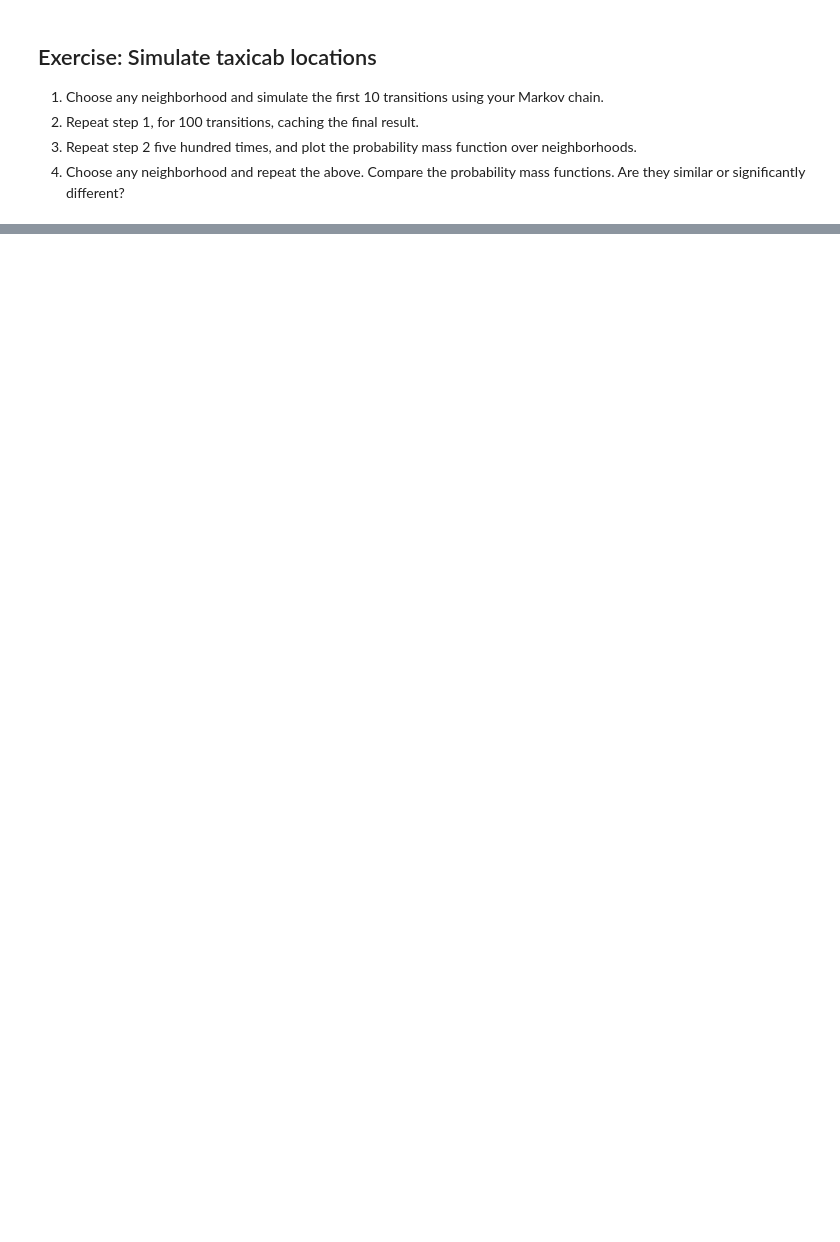
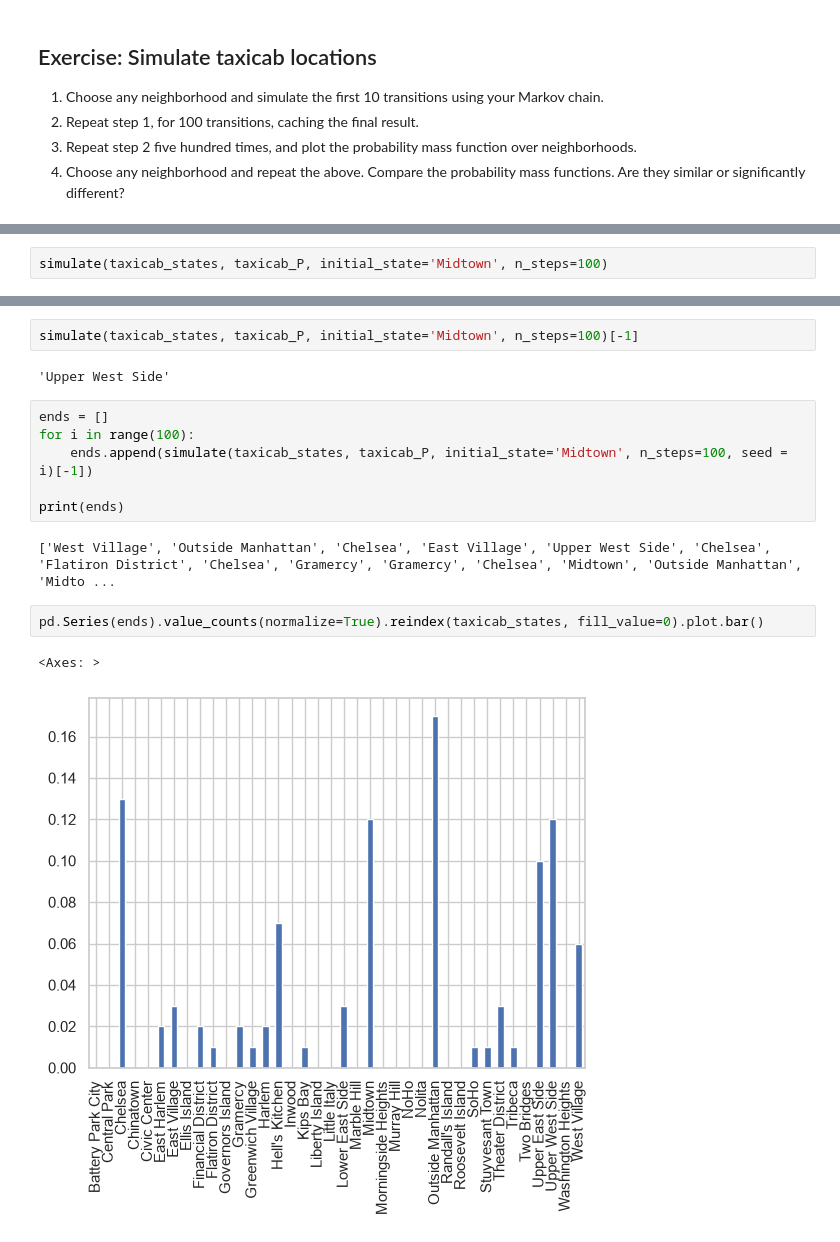
Before and after one commit to HSweazey/UU_F26_templates, a Jupyter notebook: Week10/transitions_and_simulation.ipynb, the cells around one changed output, grey strips where cells are left out. Drawn from its saved outputs; the diff is of its cells as text; blank space fills up the shorter version.

```diff
--- a/Week10/transitions_and_simulation.ipynb
+++ b/Week10/transitions_and_simulation.ipynb
@@ -491,0 +575,2 @@ print('First-order chain:', ' → '.join(bach_simulation))
+# %%
+simulate(taxicab_states, taxicab_P, initial_state='Midtown', n_steps=100)
@@ -491,0 +595,17 @@ print('First-order chain:', ' → '.join(bach_simulation))
+# %%
+simulate(taxicab_states, taxicab_P, initial_state='Midtown', n_steps=100)[-1]
+# %% [output]
+'Upper West Side'
+# %%
+ends = []
+for i in range(100):
+    ends.append(simulate(taxicab_states, taxicab_P, initial_state='Midtown', n_steps=100, seed = i)[-1])
+
+print(ends)
+# %% [output]
+['West Village', 'Outside Manhattan', 'Chelsea', 'East Village', 'Upper West Side', 'Chelsea', 'Flatiron District', 'Chelsea', 'Gramercy', 'Gramercy', 'Chelsea', 'Midtown', 'Outside Manhattan', 'Midto ...
+# %%
+pd.Series(ends).value_counts(normalize=True).reindex(taxicab_states, fill_value=0).plot.bar()
+# %% [output]
+<Axes: >
+[figure, added]
```
Also changed, not shown: parts of 12 cells of this notebook, 1 other file.
